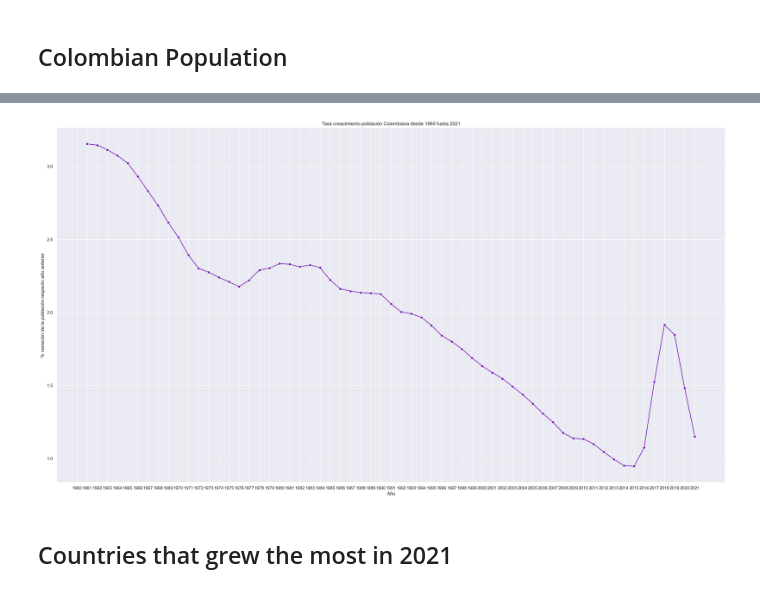
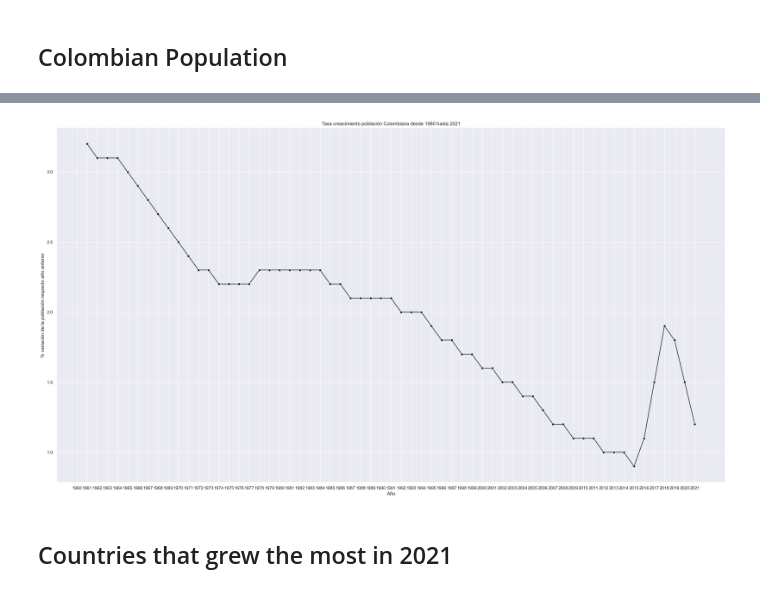
Before and after one commit to fredericksalazar/dataAnalyst_world_population, a Jupyter notebook: data_analysis_world_population.ipynb, the cells around one changed output, grey strips where cells are left out. Cells and saved outputs as stored; diff of their text form; code cells hidden in the pictures.

```diff
--- a/data_analysis_world_population.ipynb
+++ b/data_analysis_world_population.ipynb
@@ -187,6 +187,7 @@ df_world_population['%_diff'] = df_world_population.groupby(['country_name_x'],
 
 df_world_population['population_million'] = df_world_population['population']/1000000
 df_world_population['population_million'] = df_world_population['population_million'].round(1)
+df_world_population['%_diff'] = df_world_population['%_diff'].round(1)
 # %% [markdown]
 ### Divide subsets by Countries Data and Resume world organizations data
 # %%
@@ -296,17 +297,17 @@ plt.show()
 # %%
 plt.figure(figsize=(30, 16))
 
 ax = sns.lineplot(data=df_colombia,
                  x='year',
                  y='%_diff',
                  marker='o',
-                 color = '#7209b7')
+                 color = '#1b263b')
 
 plt.title('Tasa creacimiento población Colombiana desde 1960 hasta 2021' )
 plt.xlabel('Año')
 plt.ylabel('% variación de la población respecto año anterior')
 plt.show()
 # %% [output]
-[figure, old version]
+[figure, new version]
 # %% [markdown]
 ## Countries that grew the most in 2021
```
Also changed, not shown: parts of 11 cells of this notebook.
